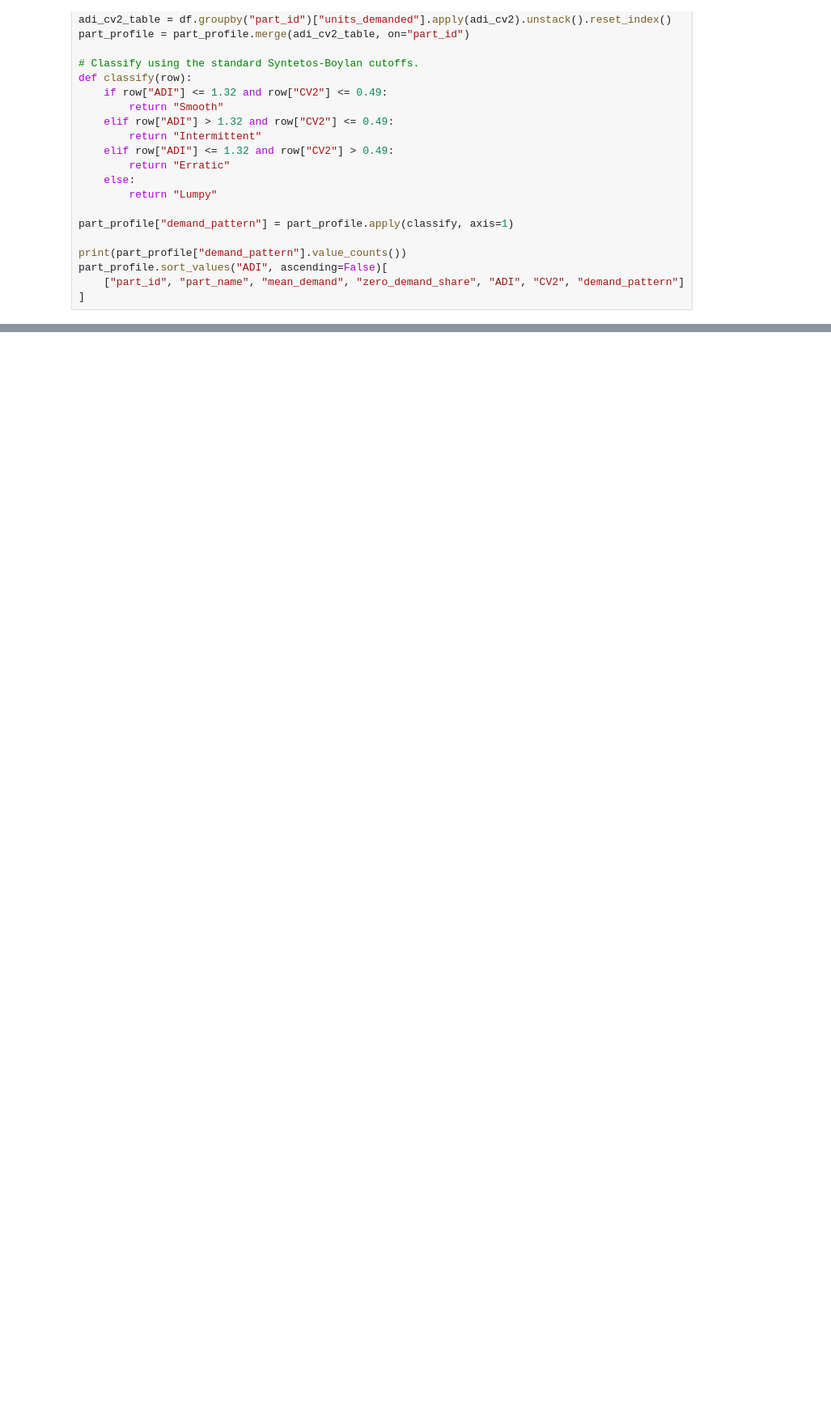
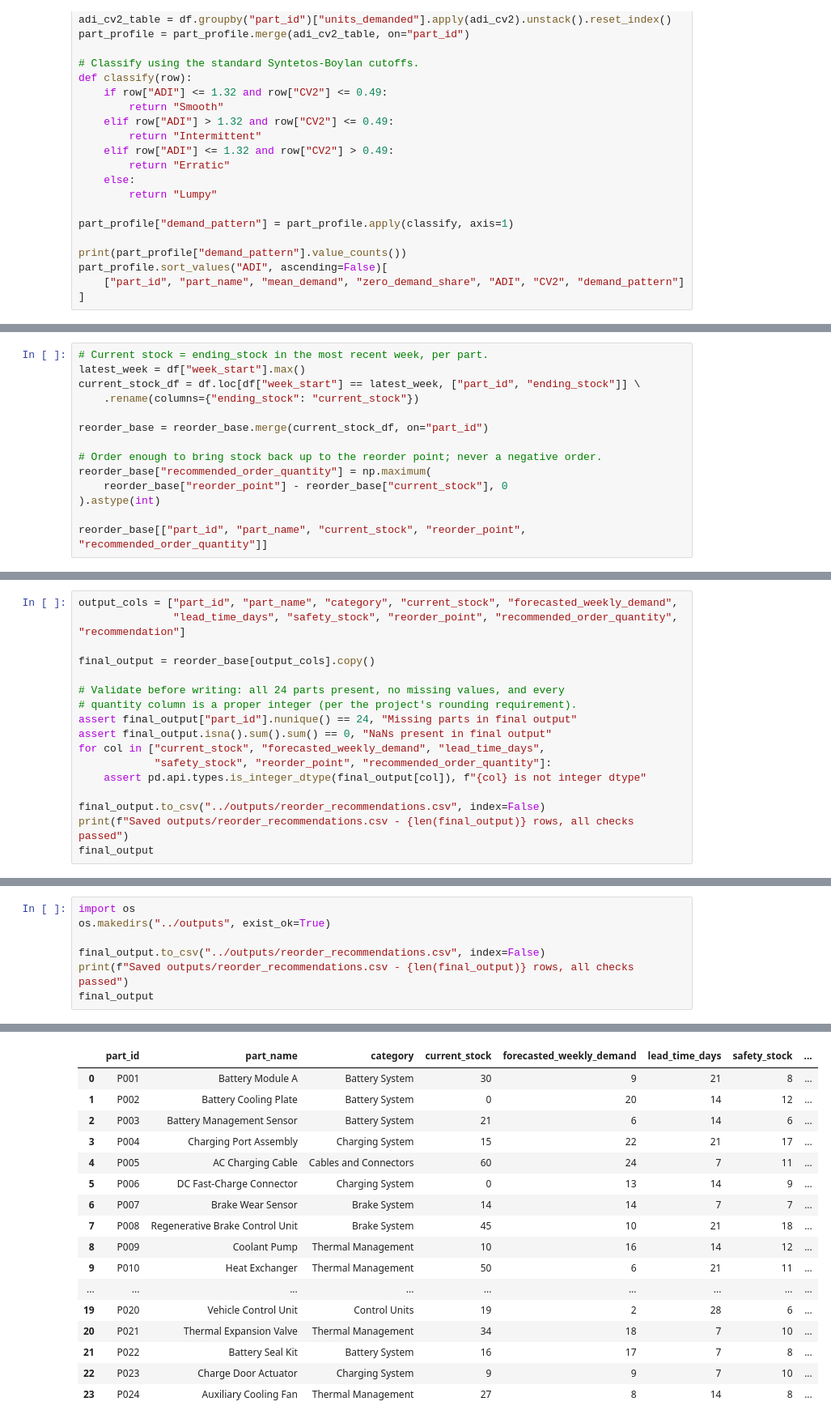
Before and after one commit to GhaithAli9/ev-spare-parts-forecasting, a Jupyter notebook: notebooks/ev_spare_parts_inventory_forecasting.ipynb, the cells around one changed output, grey strips where cells are left out. Shown at 81% size. Saved outputs shown, nothing was run; the diff lists cells and outputs as text; blank space fills up the shorter version.

```diff
--- a/notebooks/ev_spare_parts_inventory_forecasting.ipynb
+++ b/notebooks/ev_spare_parts_inventory_forecasting.ipynb
@@ -471,0 +1193,14 @@ part_profile.sort_values("ADI", ascending=False)[
+# %%
+# Current stock = ending_stock in the most recent week, per part.
+latest_week = df["week_start"].max()
+current_stock_df = df.loc[df["week_start"] == latest_week, ["part_id", "ending_stock"]] \
+    .rename(columns={"ending_stock": "current_stock"})
+
+reorder_base = reorder_base.merge(current_stock_df, on="part_id")
+
+# Order enough to bring stock back up to the reorder point; never a negative order.
+reorder_base["recommended_order_quantity"] = np.maximum(
+    reorder_base["reorder_point"] - reorder_base["current_stock"], 0
+).astype(int)
+
+reorder_base[["part_id", "part_name", "current_stock", "reorder_point", "recommended_order_quantity"]]
@@ -471,0 +1273,17 @@ part_profile.sort_values("ADI", ascending=False)[
+# %%
+output_cols = ["part_id", "part_name", "category", "current_stock", "forecasted_weekly_demand",
+               "lead_time_days", "safety_stock", "reorder_point", "recommended_order_quantity", "recommendation"]
+
+final_output = reorder_base[output_cols].copy()
+
+# Validate before writing: all 24 parts present, no missing values, and every
+# quantity column is a proper integer (per the project's rounding requirement).
+assert final_output["part_id"].nunique() == 24, "Missing parts in final output"
+assert final_output.isna().sum().sum() == 0, "NaNs present in final output"
+for col in ["current_stock", "forecasted_weekly_demand", "lead_time_days",
+            "safety_stock", "reorder_point", "recommended_order_quantity"]:
+    assert pd.api.types.is_integer_dtype(final_output[col]), f"{col} is not integer dtype"
+
+final_output.to_csv("../outputs/reorder_recommendations.csv", index=False)
+print(f"Saved outputs/reorder_recommendations.csv - {len(final_output)} rows, all checks passed")
+final_output
@@ -471,0 +1292,8 @@ part_profile.sort_values("ADI", ascending=False)[
+# %%
+import os
+os.makedirs("../outputs", exist_ok=True)
+
+final_output.to_csv("../outputs/reorder_recommendations.csv", index=False)
+print(f"Saved outputs/reorder_recommendations.csv - {len(final_output)} rows, all checks passed")
+final_output
+# %% [output]
@@ -471,0 +1301,17 @@ part_profile.sort_values("ADI", ascending=False)[
+|  | part_id | part_name | category | current_stock | forecasted_weekly_demand | lead_time_days | safety_stock | ... |
+| 0 | P001 | Battery Module A | Battery System | 30 | 9 | 21 | 8 | ... |
+| 1 | P002 | Battery Cooling Plate | Battery System | 0 | 20 | 14 | 12 | ... |
+| 2 | P003 | Battery Management Sensor | Battery System | 21 | 6 | 14 | 6 | ... |
+| 3 | P004 | Charging Port Assembly | Charging System | 15 | 22 | 21 | 17 | ... |
+| 4 | P005 | AC Charging Cable | Cables and Connectors | 60 | 24 | 7 | 11 | ... |
+| 5 | P006 | DC Fast-Charge Connector | Charging System | 0 | 13 | 14 | 9 | ... |
+| 6 | P007 | Brake Wear Sensor | Brake System | 14 | 14 | 7 | 7 | ... |
+| 7 | P008 | Regenerative Brake Control Unit | Brake System | 45 | 10 | 21 | 18 | ... |
+| 8 | P009 | Coolant Pump | Thermal Management | 10 | 16 | 14 | 12 | ... |
+| 9 | P010 | Heat Exchanger | Thermal Management | 50 | 6 | 21 | 11 | ... |
+| ... | ... | ... | ... | ... | ... | ... | ... | ... |
+| 19 | P020 | Vehicle Control Unit | Control Units | 19 | 2 | 28 | 6 | ... |
+| 20 | P021 | Thermal Expansion Valve | Thermal Management | 34 | 18 | 7 | 10 | ... |
+| 21 | P022 | Battery Seal Kit | Battery System | 16 | 17 | 7 | 8 | ... |
+| 22 | P023 | Charge Door Actuator | Charging System | 9 | 9 | 7 | 10 | ... |
+| 23 | P024 | Auxiliary Cooling Fan | Thermal Management | 27 | 8 | 14 | 8 | ... |
```
Also changed, not shown: parts of 54 cells of this notebook, 4 other files.
